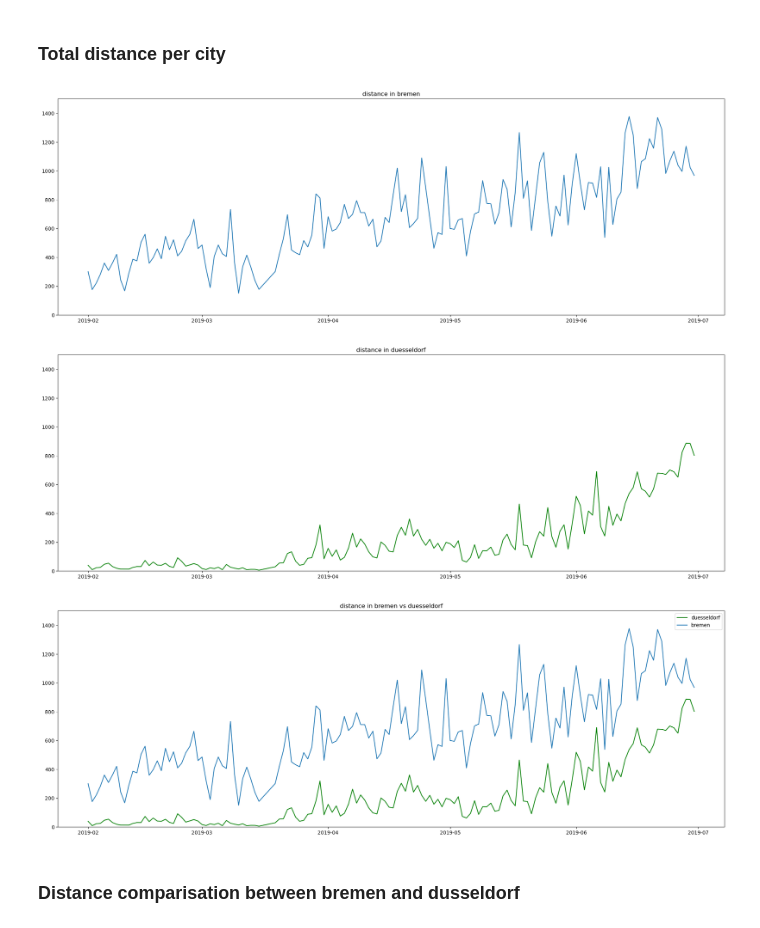
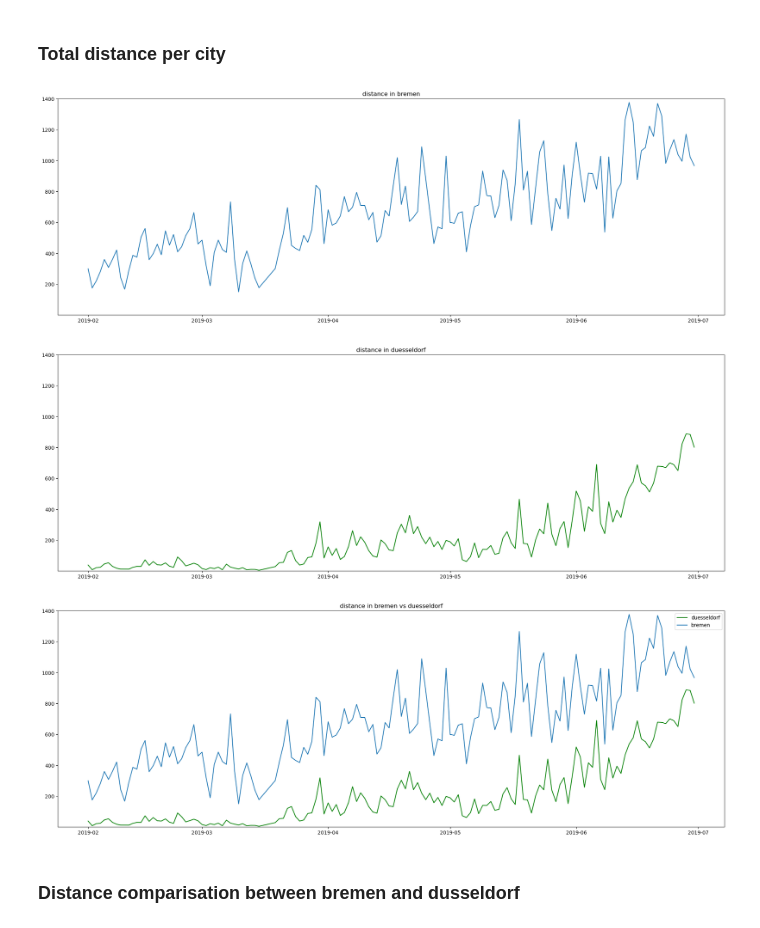
Before and after one commit to Polifka/eagle_gang, a Jupyter notebook: Auslastung von Bikes.ipynb, the cells around one changed output. Drawn from its saved outputs; the diff is of its cells as text; code cells hidden in the pictures.

```diff
--- a/Auslastung von Bikes.ipynb
+++ b/Auslastung von Bikes.ipynb
@@ -133,11 +158,12 @@ def plot_distance_temp(name, period):
 ## Total trip distance
 # %% [markdown]
 ### Total distance per city
-# %%
-distanceplot("day", "distance",  "distance in", "total", 1500)
-# %% [output]
-[figure, removed]
-[figure, removed]
-[figure, removed]
+# %%
+#time, value, title, is_weighted, is_temp, plot_size_min, plot_size_max
+distanceplot("day", "distance", "distance in", False, False, 1, 1400)
+# %% [output]
+[figure, added]
+[figure, added]
+[figure, added]
 # %% [markdown]
 ### Distance comparisation between bremen and dusseldorf
```
Also changed, not shown: parts of 29 cells of this notebook, 2 other files.
